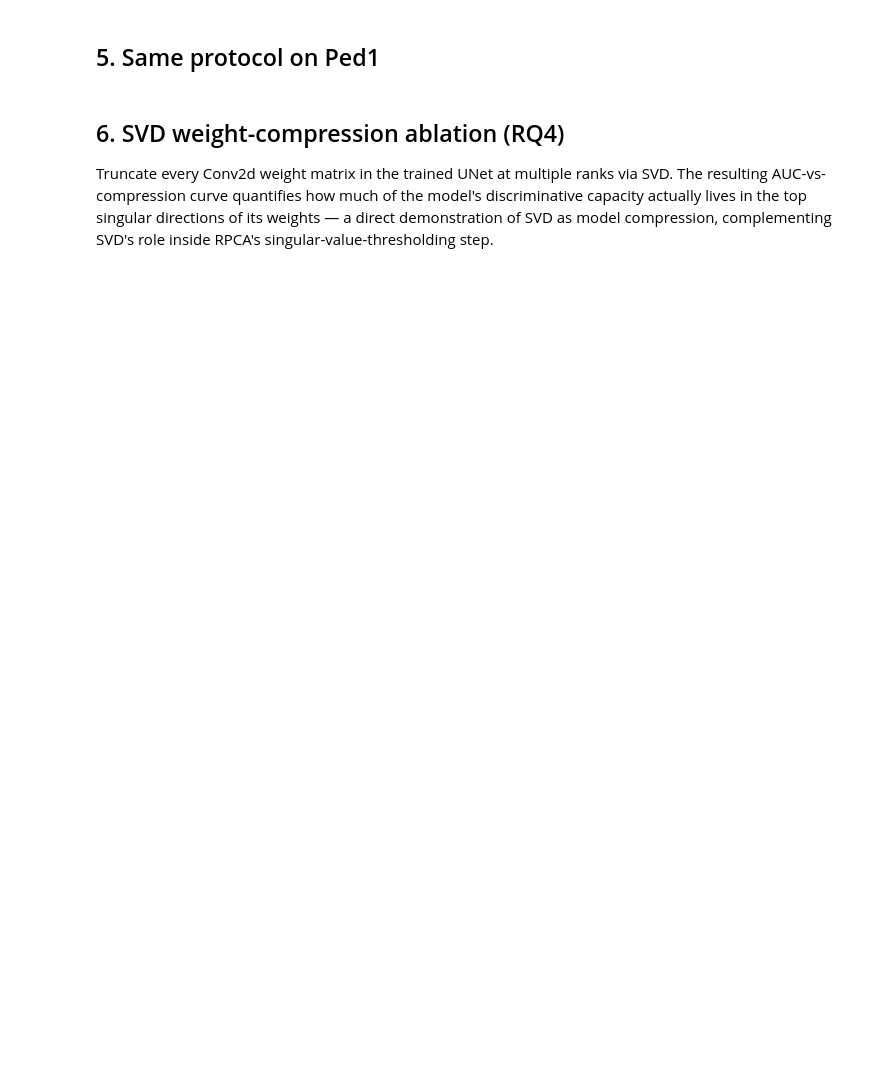
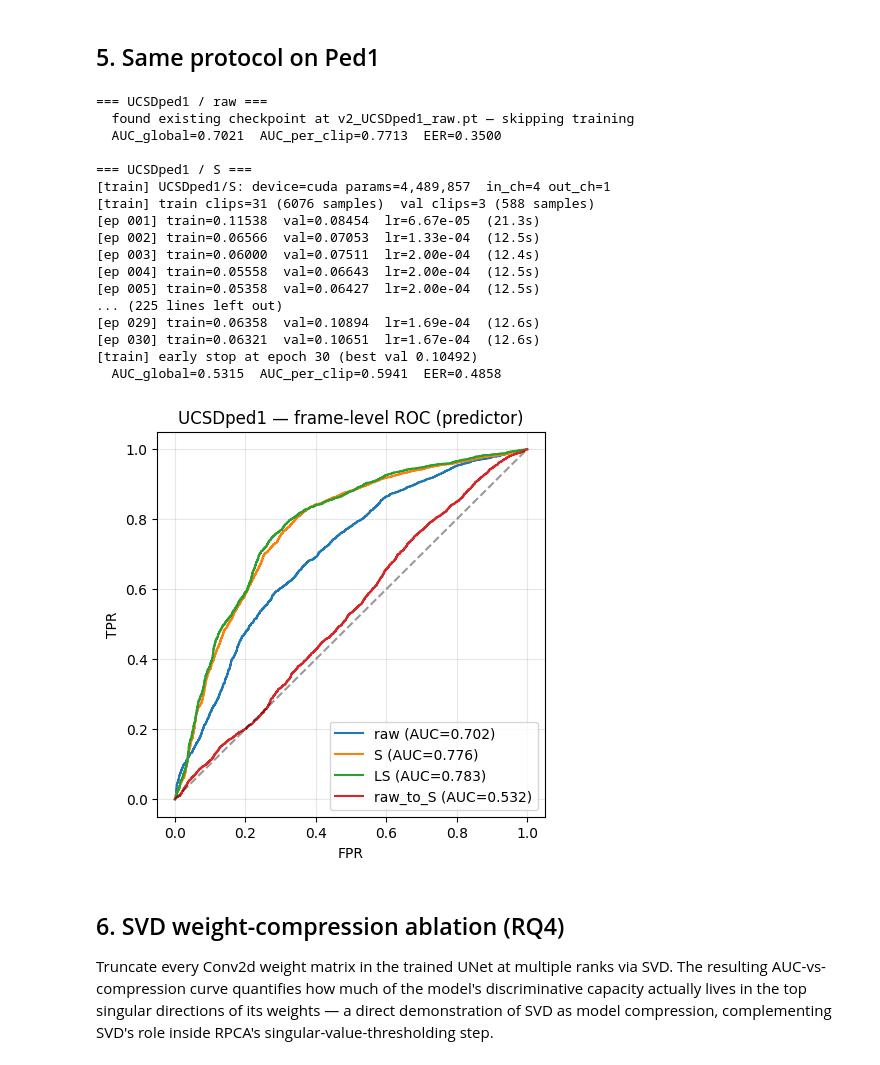
Before and after one commit to MartinNordli/Anomaly-Detection-Pedestrian, a Jupyter notebook: notebooks/main.ipynb, the cells around one changed output. Drawn from its saved outputs; the diff is of its cells as text; code cells hidden in the pictures; blank space fills up the shorter version.

```diff
--- a/notebooks/main.ipynb
+++ b/notebooks/main.ipynb
@@ -111,32 +157,60 @@ plt.show()
 # %% [markdown]
 ## 5. Same protocol on Ped1
 # %%
+from src.dataset import VARIANTS
+from src.train import TrainConfig, train_predictor, load_checkpoint
+from src.evaluate import evaluate_run, append_results_csv
+from src.viz import plot_roc_overlay
+
+RESULTS_CSV = RESULTS / 'auc_table_v2.csv'
 PED = 'UCSDped1'
 cfg_p1 = TrainConfig(epochs=100, batch_size=32, lr=2e-4, num_workers=4,
                      val_frac=0.10, early_stop_patience=10, augment=True,
                      lambda_grad=1.0, base_channels=32, window=4, warmup_epochs=3)
 ped1_runs = []
 for v in VARIANTS:
     ckpt = CKPT_ROOT / f'v2_{PED}_{v}.pt'
     print(f'\n=== {PED} / {v} ===')
-    train_predictor(DATA_ROOT, CACHE_ROOT, PED, v, ckpt,
-                    cfg=cfg_p1, device=DEVICE)
+    if ckpt.exists():
+        print(f'  found existing checkpoint at {ckpt.name} — skipping training')
+    else:
+        train_predictor(DATA_ROOT, CACHE_ROOT, PED, v, ckpt,
+                        cfg=cfg_p1, device=DEVICE)
     model = load_checkpoint(ckpt, device=DEVICE)
     res = evaluate_run(model, DATA_ROOT, CACHE_ROOT, PED, v,
                        device=DEVICE, window=cfg_p1.window, batch_size=32)
     print(f"  AUC_global={res['auc_global']:.4f}  AUC_per_clip={res['auc_per_clip']:.4f}  EER={res['eer']:.4f}")
     append_results_csv(RESULTS_CSV, res)
     ped1_runs.append(res)
 
 fig, ax = plt.subplots(figsize=(5, 5))
 for r in ped1_runs:
     ax.plot(r['roc_fpr'], r['roc_tpr'],
             label=f"{r['variant']} (AUC={r['auc_global']:.3f})")
 ax.plot([0,1], [0,1], 'k--', alpha=0.4); ax.set_xlabel('FPR'); ax.set_ylabel('TPR')
 ax.set_title('UCSDped1 — frame-level ROC (predictor)')
 ax.legend(loc='lower right'); ax.grid(alpha=0.3)
 fig.savefig(RESULTS / 'viz' / 'roc_v2_ped1.png', dpi=120, bbox_inches='tight')
 plt.show()
+# %% [output]
+=== UCSDped1 / raw ===
+  found existing checkpoint at v2_UCSDped1_raw.pt — skipping training
+  AUC_global=0.7021  AUC_per_clip=0.7713  EER=0.3500
+
+=== UCSDped1 / S ===
+[train] UCSDped1/S: device=cuda params=4,489,857  in_ch=4 out_ch=1
+[train] train clips=31 (6076 samples)  val clips=3 (588 samples)
+[ep 001] train=0.11538  val=0.08454  lr=6.67e-05  (21.3s)
+[ep 002] train=0.06566  val=0.07053  lr=1.33e-04  (12.5s)
+[ep 003] train=0.06000  val=0.07511  lr=2.00e-04  (12.4s)
+[ep 004] train=0.05558  val=0.06643  lr=2.00e-04  (12.5s)
+[ep 005] train=0.05358  val=0.06427  lr=2.00e-04  (12.5s)
+... (225 lines left out)
+[ep 029] train=0.06358  val=0.10894  lr=1.69e-04  (12.6s)
+[ep 030] train=0.06321  val=0.10651  lr=1.67e-04  (12.6s)
+[train] early stop at epoch 30 (best val 0.10492)
+  AUC_global=0.5315  AUC_per_clip=0.5941  EER=0.4858
+[figure, added]
 # %% [markdown]
 ## 6. SVD weight-compression ablation (RQ4)
 
```
Also changed, not shown: parts of 11 cells of this notebook, 7 other files.
